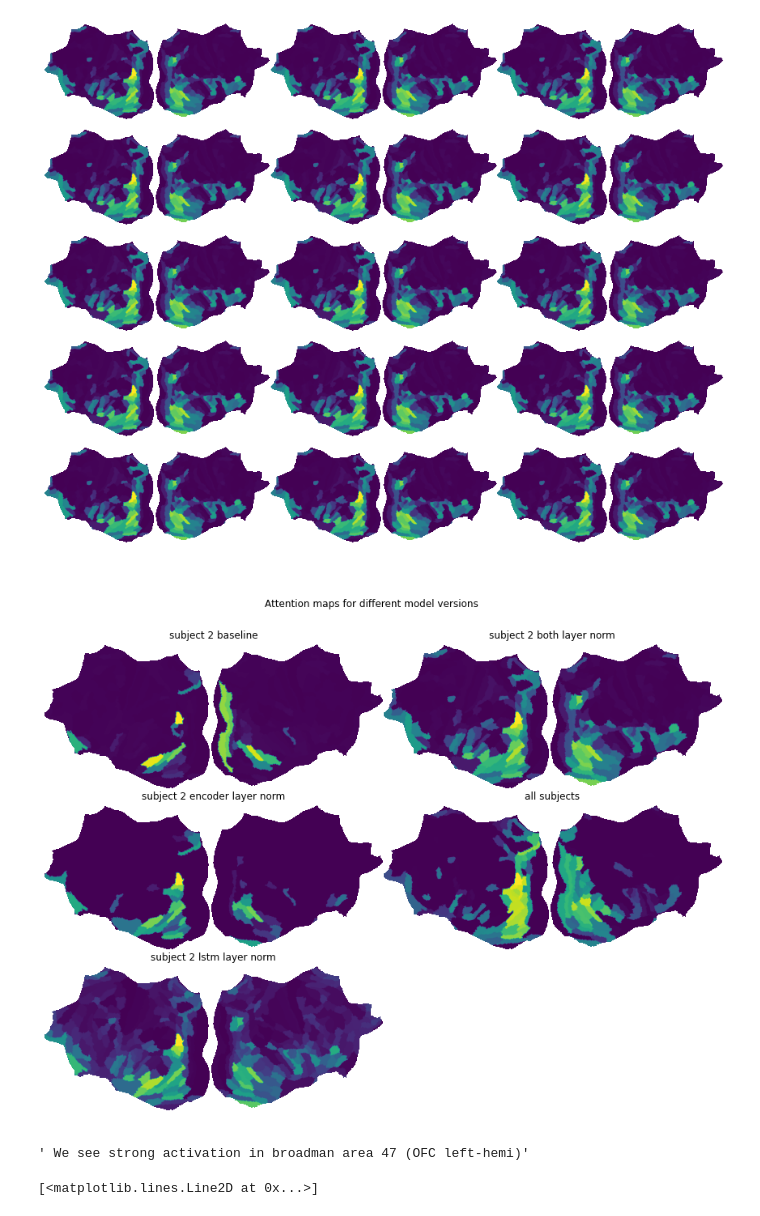
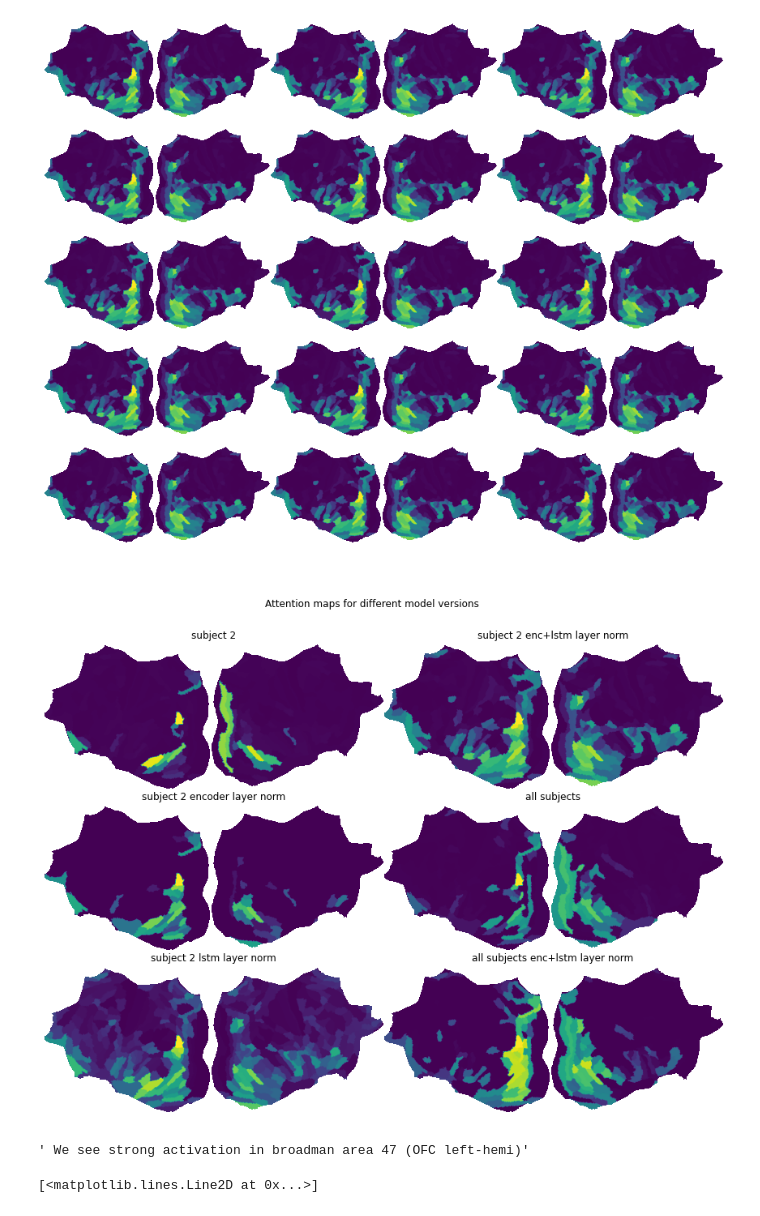
Before and after one commit to seang123/Masters-Thesis2, a Jupyter notebook: notebooks/attn_maps.ipynb, the cells around one changed output. Drawn from its saved outputs; the diff is of its cells as text; code cells hidden in the pictures.

```diff
--- a/notebooks/attn_maps.ipynb
+++ b/notebooks/attn_maps.ipynb
@@ -204,8 +207,11 @@ print(models)
 data = {}
 for i, m in enumerate(models):
     p = glob.glob(f"{eval_dir}/{m}/eval_out/attention_scores_*")
-    if p != []:
-        data[m] = load_data(p[0])
+    try:
+        if p != []:
+            data[m] = load_data(p[0])
+    except ValueError:
+        print("failed with model:", m)
 
 for k,v in data.items():
     print(k, len(v))
@@ -258,44 +269,47 @@ interests = ['subject_2_baseline2',
              'subject_2_dense_layer_norm',
              'subject_2_lstm_layer_norm',
              'subject_2_both_layer_norm',
+             'all_subjects_baseline',
              'all_subjects',
              ]
-names = ['subject 2 baseline',
+names = ['subject 2',
          'subject 2 encoder layer norm',
          'subject 2 lstm layer norm',
-         'subject 2 both layer norm',
-         'all subjects']
+         'subject 2 enc+lstm layer norm',
+         'all subjects',
+         'all subjects enc+lstm layer norm',
+         ]
 
 i = 0
 r, c = 0, 0
 # for k, v in data.items():
 for i, k in enumerate(interests):
     v = data[k]
     d = np.mean(v, axis=(0,1))
     try:
         gr = generate_plot(d)
     except Exception:
         continue
     im, _ = get_flatmap(gr)
 
     ax[r,c].imshow(im)
     ax[r,c].axis('off')
     ax[r,c].set_title(names[i])
     r += 1
     if r >= 3:
         r = 0
         c += 1
 
-ax[r,c].axis('off')
+# ax[r,c].axis('off')
 
 plt.subplots_adjust(wspace=0, hspace=0)
 plt.suptitle("\n\nAttention maps for different model versions")
 # plt.savefig(f"{home_dir}/Plots/different_attn_maps.png", bbox_inches='tight')
 plt.show()
 
 """ We see strong activation in broadman area 47 (OFC left-hemi)"""
 # %% [output]
-[figure, old version]
+[figure, new version]
 ' We see strong activation in broadman area 47 (OFC left-hemi)'
 # %%
 temp = np.mean(data['subject_2_both_layer_norm'], axis=(0,1))
```
Also changed, not shown: parts of 32 cells of this notebook, 14 other files.
